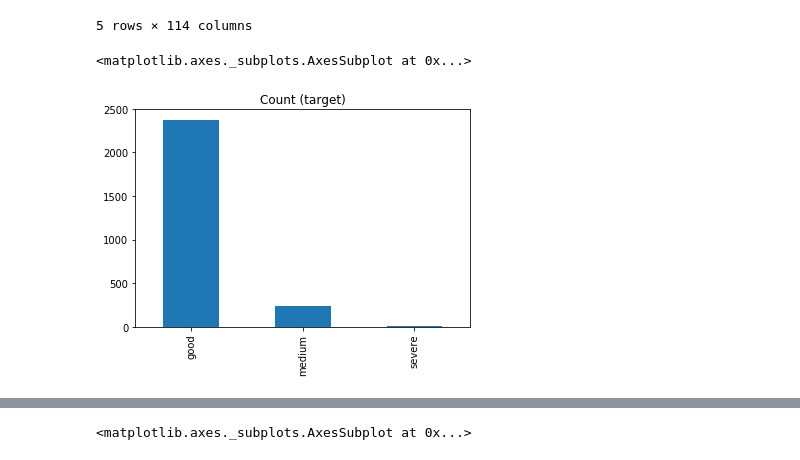
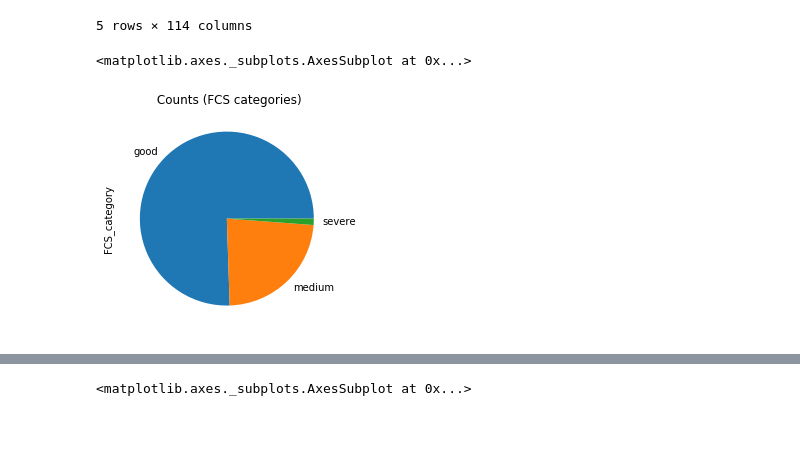
Before and after one commit to zhou100/FoodSecurityPrediction, a Jupyter notebook: PredictFS.ipynb, the cells around one changed output, grey strips where cells are left out. Cells and saved outputs as stored; diff of their text form; code cells hidden in the pictures; blank space fills up the shorter version.

```diff
--- a/PredictFS.ipynb
+++ b/PredictFS.ipynb
@@ -178,9 +178,9 @@ mw_clust.head()
 5 rows × 114 columns
 # %%
 # cut the outcome variables by the cutoffs
-mw_clust['FCS_category']= pd.cut(x=mw_clust['FCS'], bins=[0,21,35,100],labels= ["severe", "medium", "good"])
+mw_clust['FCS_category']= pd.cut(x=mw_clust['FCS'], bins=[0,28,42,100],labels= ["severe", "medium", "good"])
 
-mw_clust['FCS_category'].value_counts().plot(kind='bar', title='Count (target)')
+mw_clust['FCS_category'].value_counts().plot(kind='pie', title=' Counts (FCS categories)')
 # %% [output]
 <matplotlib.axes._subplots.AxesSubplot at 0x...>
-[figure, old version]
+[figure, new version]
```
Also changed, not shown: parts of 5 cells of this notebook.
